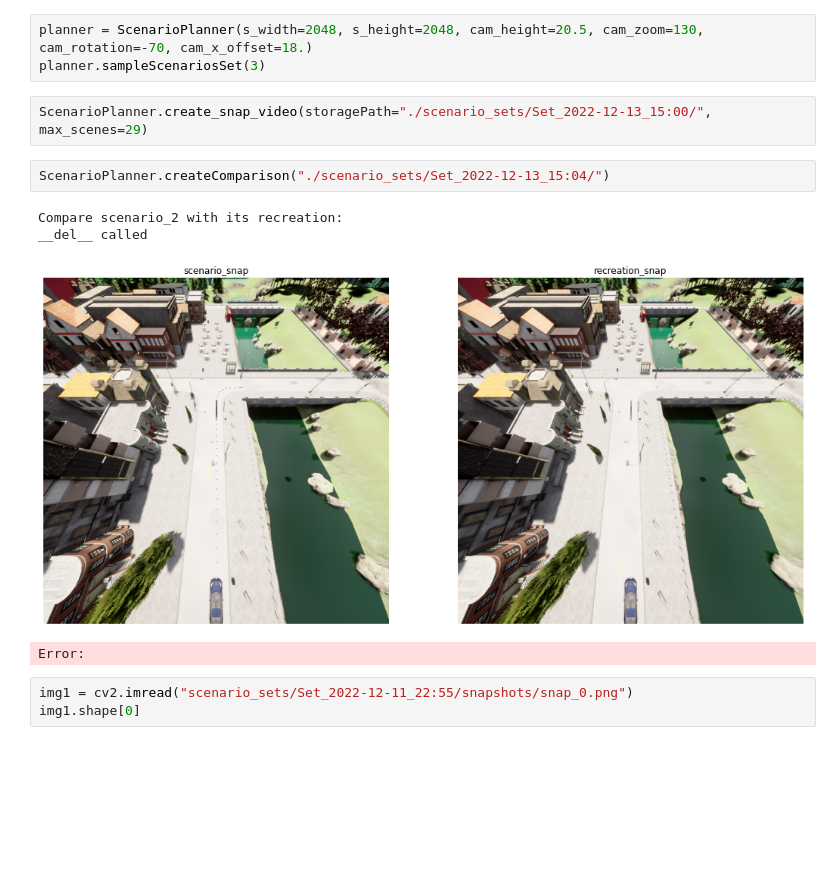
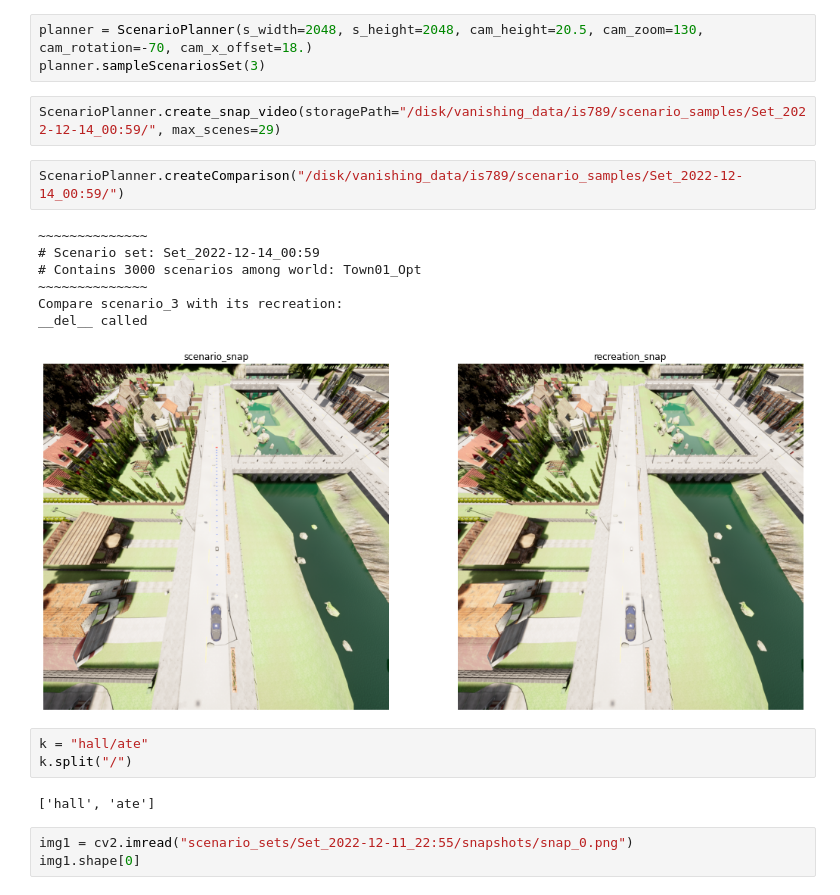
Before and after one commit to MoritzNekolla/AE_Anomaly_Detection, a Jupyter notebook: Image_sampling.ipynb, the cells around one changed output. Drawn from its saved outputs; the diff is of its cells as text; blank space fills up the shorter version.

```diff
--- a/Image_sampling.ipynb
+++ b/Image_sampling.ipynb
@@ -22,14 +22,22 @@ from scenario_env import ScenarioEnvironment
 planner = ScenarioPlanner(s_width=2048, s_height=2048, cam_height=20.5, cam_zoom=130, cam_rotation=-70, cam_x_offset=18.)
 planner.sampleScenariosSet(3)
 # %%
-ScenarioPlanner.create_snap_video(storagePath="./scenario_sets/Set_2022-12-13_15:00/", max_scenes=29)
+ScenarioPlanner.create_snap_video(storagePath="/disk/vanishing_data/is789/scenario_samples/Set_2022-12-14_00:59/", max_scenes=29)
 # %%
-ScenarioPlanner.createComparison("./scenario_sets/Set_2022-12-13_15:04/")
+ScenarioPlanner.createComparison("/disk/vanishing_data/is789/scenario_samples/Set_2022-12-14_00:59/")
 # %% [output]
-Compare scenario_2 with its recreation:
+~~~~~~~~~~~~~~
+# Scenario set: Set_2022-12-14_00:59
+# Contains 3000 scenarios among world: Town01_Opt
+~~~~~~~~~~~~~~
+Compare scenario_3 with its recreation:
 __del__ called
-[figure, old version]
+[figure, new version]
-Error:
+# %%
+k = "hall/ate"
+k.split("/")
+# %% [output]
+['hall', 'ate']
 # %%
 img1 = cv2.imread("scenario_sets/Set_2022-12-11_22:55/snapshots/snap_0.png")
 img1.shape[0]
```
Also changed, not shown: 3 other files.
